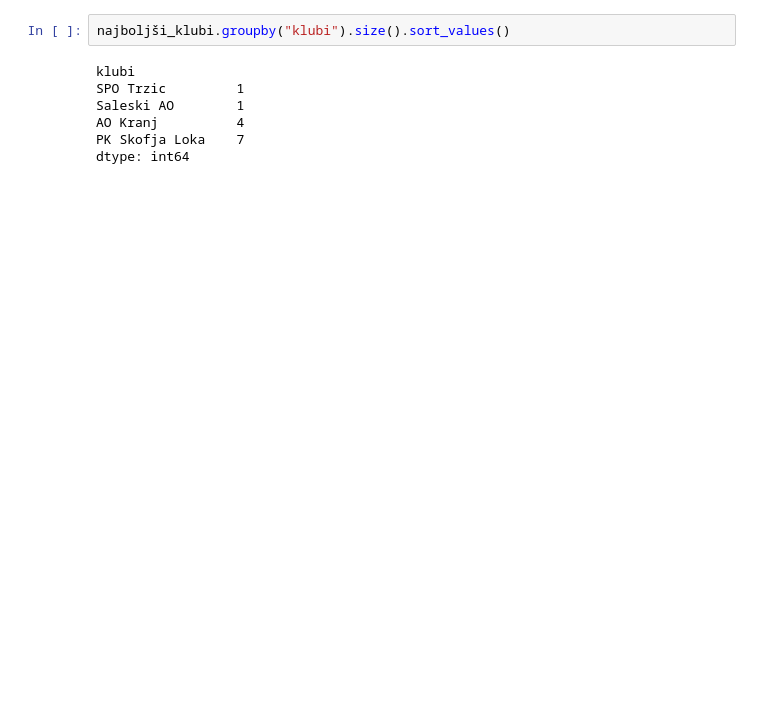
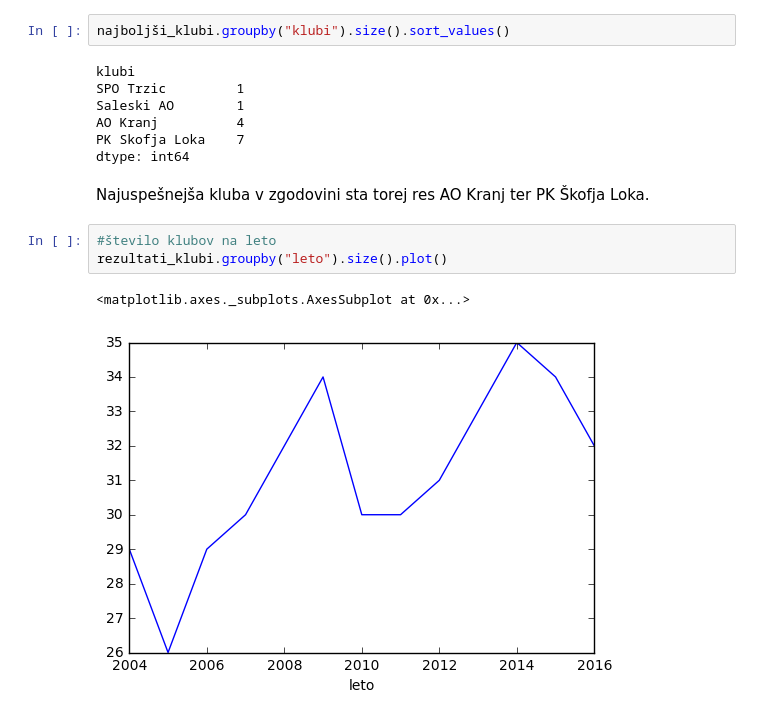
Before and after one commit to JerebP15/sportno-plezanje, a Jupyter notebook: Sportno plezanje.ipynb, the cells around one changed output. Drawn from its saved outputs; the diff is of its cells as text; blank space fills up the shorter version.

Commit message:
Dodal delno analizo klubov

```diff
--- a/Sportno plezanje.ipynb
+++ b/Sportno plezanje.ipynb
@@ -206,3 +273,11 @@ Saleski AO        1
 AO Kranj          4
 PK Skofja Loka    7
 dtype: int64
+# %% [markdown]
+Najuspešnejša kluba v zgodovini sta torej res AO Kranj ter PK Škofja Loka.
+# %%
+#število klubov na leto
+rezultati_klubi.groupby("leto").size().plot()
+# %% [output]
+<matplotlib.axes._subplots.AxesSubplot at 0x...>
+[figure, added]
```
Also changed, not shown: parts of 25 cells of this notebook.
